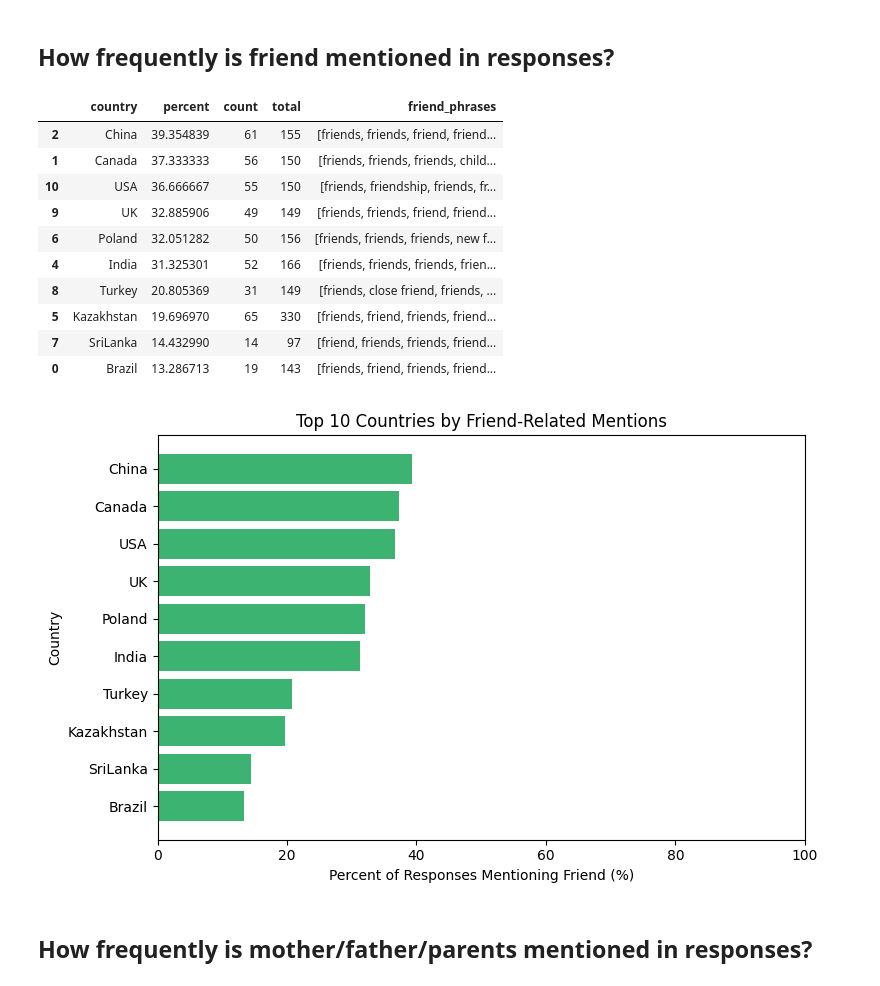
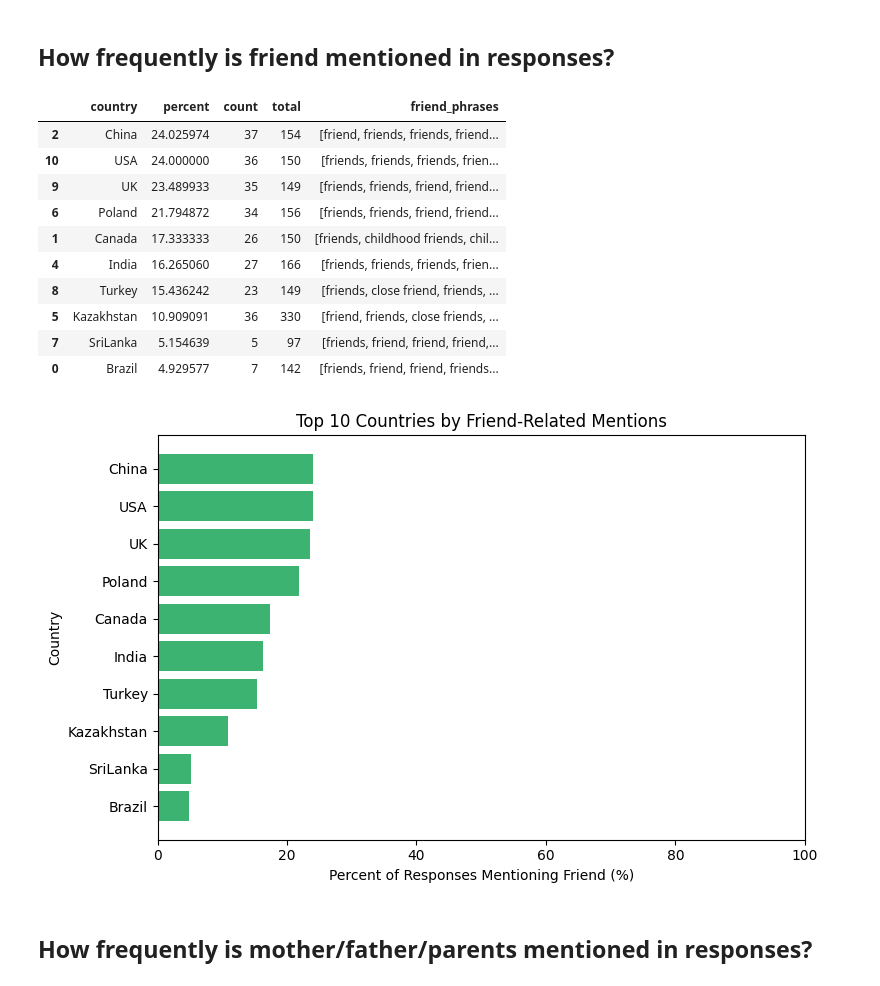
Before and after one commit to vvader24/WJC, a Jupyter notebook: Vinita/Study1_final.ipynb, the cells around one changed output. Drawn from its saved outputs; the diff is of its cells as text; code cells hidden in the pictures.

```diff
--- a/Vinita/Study1_final.ipynb
+++ b/Vinita/Study1_final.ipynb
@@ -1418,7 +1418,7 @@ plt.show()
 import re
 import numpy as np
 
-# --- Extract friend-related phrases from Open_Q1_Q7_clean ---
+# --- Extract friend-related phrases from Open_Q1_Q4_clean ---
 
 # Define patterns for friend and related words/phrases
 friend_patterns = [
@@ -1433,13 +1433,13 @@ friend_regex = re.compile('|'.join(friend_patterns), re.IGNORECASE)
 # Extract friend-related phrases into a new column
 friend_phrases_df = merged_df.copy()
 friend_phrases_df["friend_phrases"] = (
-    friend_phrases_df["Open_Q1_Q7_clean"]
+    friend_phrases_df["Open_Q1_Q4_clean"]
     .apply(lambda x: friend_regex.findall(str(x)) if pd.notna(x) else [])
     .apply(lambda lst: lst if lst else np.nan)
 )
 
 # Count total non-missing responses per country
-total_responses = friend_phrases_df.groupby("country")["Open_Q1_Q7_clean"].apply(lambda x: x.notna().sum())
+total_responses = friend_phrases_df.groupby("country")["Open_Q1_Q4_clean"].apply(lambda x: x.notna().sum())
 
 # Count responses mentioning friend per country
 friend_counts = (
@@ -1448,44 +1448,44 @@ friend_counts = (
     .agg(
         count=("friend_phrases", "count"),
         friend_phrases=("friend_phrases", lambda x: sum(x, []))  # flatten lists
     )
     .reset_index()
 )
 
 # Merge and calculate percent
 friend_counts = friend_counts.merge(total_responses.rename("total"), on="country", how="left")
 friend_counts["percent"] = 100 * friend_counts["count"] / friend_counts["total"]
 
 # Sort and keep top 10
 friend_counts = friend_counts.sort_values("percent", ascending=False).head(10)
 
 display(friend_counts[["country", "percent", "count", "total", "friend_phrases"]])
 
 # Plot: Country on y-axis, percent on x-axis (horizontal bar plot, 0–100 scale)
 import matplotlib.pyplot as plt
 
 plt.figure(figsize=(8, 5))
 plt.barh(friend_counts["country"], friend_counts["percent"], color="mediumseagreen")
 plt.xlabel("Percent of Responses Mentioning Friend (%)")
 plt.ylabel("Country")
 plt.title("Top 10 Countries by Friend-Related Mentions")
 plt.xlim(0, 100)
 plt.gca().invert_yaxis()
 plt.tight_layout()
 plt.show()
 # %% [output]
 |  | country | percent | count | total | friend_phrases |
-| 2 | China | 39.354839 | 61 | 155 | [friends, friends, friend, friend... |
-| 1 | Canada | 37.333333 | 56 | 150 | [friends, friends, friends, child... |
-| 10 | USA | 36.666667 | 55 | 150 | [friends, friendship, friends, fr... |
-| 9 | UK | 32.885906 | 49 | 149 | [friends, friends, friend, friend... |
-| 6 | Poland | 32.051282 | 50 | 156 | [friends, friends, friends, new f... |
-| 4 | India | 31.325301 | 52 | 166 | [friends, friends, friends, frien... |
-| 8 | Turkey | 20.805369 | 31 | 149 | [friends, close friend, friends, ... |
-| 5 | Kazakhstan | 19.696970 | 65 | 330 | [friends, friend, friends, friend... |
-| 7 | SriLanka | 14.432990 | 14 | 97 | [friend, friends, friends, friend... |
-| 0 | Brazil | 13.286713 | 19 | 143 | [friends, friend, friends, friend... |
+| 2 | China | 24.025974 | 37 | 154 | [friend, friends, friends, friend... |
+| 10 | USA | 24.000000 | 36 | 150 | [friends, friends, friends, frien... |
+| 9 | UK | 23.489933 | 35 | 149 | [friends, friends, friend, friend... |
+| 6 | Poland | 21.794872 | 34 | 156 | [friends, friends, friend, friend... |
+| 1 | Canada | 17.333333 | 26 | 150 | [friends, childhood friends, chil... |
+| 4 | India | 16.265060 | 27 | 166 | [friends, friends, friends, frien... |
+| 8 | Turkey | 15.436242 | 23 | 149 | [friends, close friend, friends, ... |
+| 5 | Kazakhstan | 10.909091 | 36 | 330 | [friend, friends, close friends, ... |
+| 7 | SriLanka | 5.154639 | 5 | 97 | [friends, friend, friend, friend,... |
+| 0 | Brazil | 4.929577 | 7 | 142 | [friends, friend, friend, friends... |
-[figure, old version]
+[figure, new version]
 # %% [markdown]
 ## How frequently is mother/father/parents mentioned in responses?
 # %%
```
Also changed, not shown: parts of 3 cells of this notebook.
